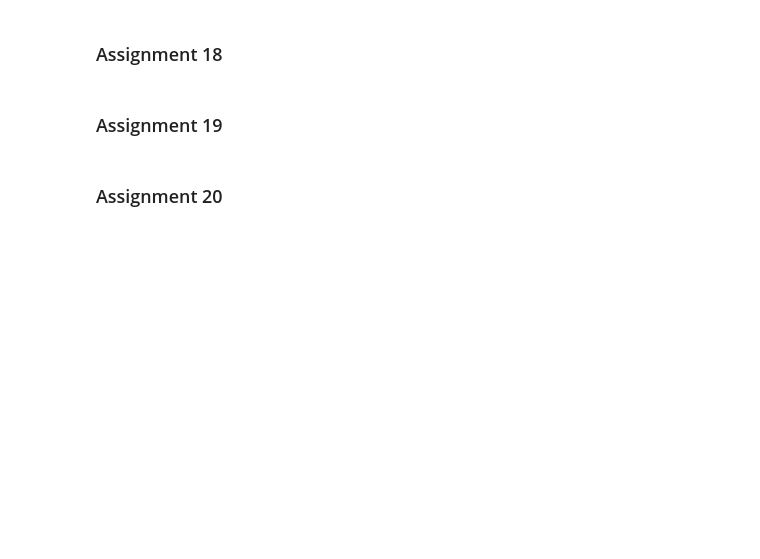
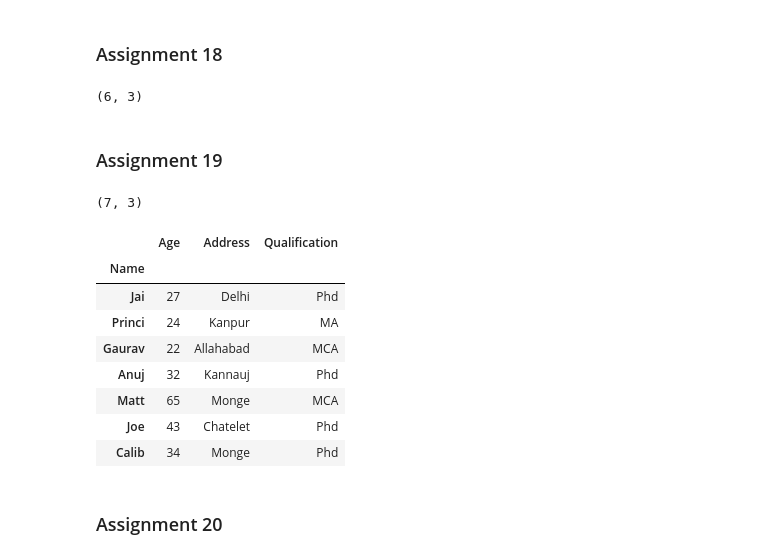
Before and after one commit to datalover2023/Module_1, a Jupyter notebook: Python_Basics_Module_1.ipynb, the cells around one changed output. Saved outputs shown, nothing was run; the diff lists cells and outputs as text; code cells hidden in the pictures; blank space fills up the shorter version.

```diff
--- a/Python_Basics_Module_1.ipynb
+++ b/Python_Basics_Module_1.ipynb
@@ -1577,7 +1713,14 @@ data = {'Name':['Matt', 'Joe'],
 # %%
 #@title Display Solution 16
 
-# # Convert the dictionary into DataFrame and call it df2
+# Define a dictionary containing employee data
+data = {'Name':['Matt', 'Joe'],
+        'Age':[65, 43 ],
+        'Address':['Monge', 'Chatelet'],
+        'Qualification':[ 'MCA', 'Phd']}
 
+# Load the data into DataFrame and call it df2
 df2 = pd.DataFrame(data)
+
+# visualize the new df2
 df2
@@ -1591,0 +1737,19 @@ df2
+# %%
+#@title Display Solution 17
+
+
+# joinf df1 and df2 into a new dataframe df
+
+# keep in mind that the 2 dataframes are not structured in the same manner
+# df1 uses as index the column Name
+# df2 don't use column Name as a index ==> .set_index('Name)
+
+# ...for convinience, visualize the 2 df in diferent code cells, in order to compare them..
+
+# first, we need to harmonise the dfs structure, so we reset the index of df2(by specifying that column Name should be used as an index)
+df2 = df2.set_index('Name')
+
+# now you're ready to join the 2 dfs
+df = pd.concat([df1, df2]) # it will use the column names  to join by
+
+df
@@ -1597,6 +1770,12 @@ df2
 # your code here
 # %%
 #@title Display Solution 18
+
+# check the dimension of the new joined df
+
+df.shape
+# %% [output]
+(6, 3)
 # %% [markdown]
 ### Assignment 19
 # %%
@@ -1610,3 +1788,25 @@ df2
+# %%
+#@title Display Solution 19
+
+# add a new row ['Calib', '34', 'Monge', 'Phd']
+
+df.loc['Calib']= ['34', 'Monge', 'Phd']
+
+# check again the dimensions of the modified df
+print(df.shape)
+
+df
+# %% [output]
+(7, 3)
+|  | Age | Address | Qualification |
+| Name |  |  |  |
+| Jai | 27 | Delhi | Phd |
+| Princi | 24 | Kanpur | MA |
+| Gaurav | 22 | Allahabad | MCA |
+| Anuj | 32 | Kannauj | Phd |
+| Matt | 65 | Monge | MCA |
+| Joe | 43 | Chatelet | Phd |
+| Calib | 34 | Monge | Phd |
 # %% [markdown]
 ### Assignment 20
 # %%
```
Also changed, not shown: parts of 61 cells of this notebook.
